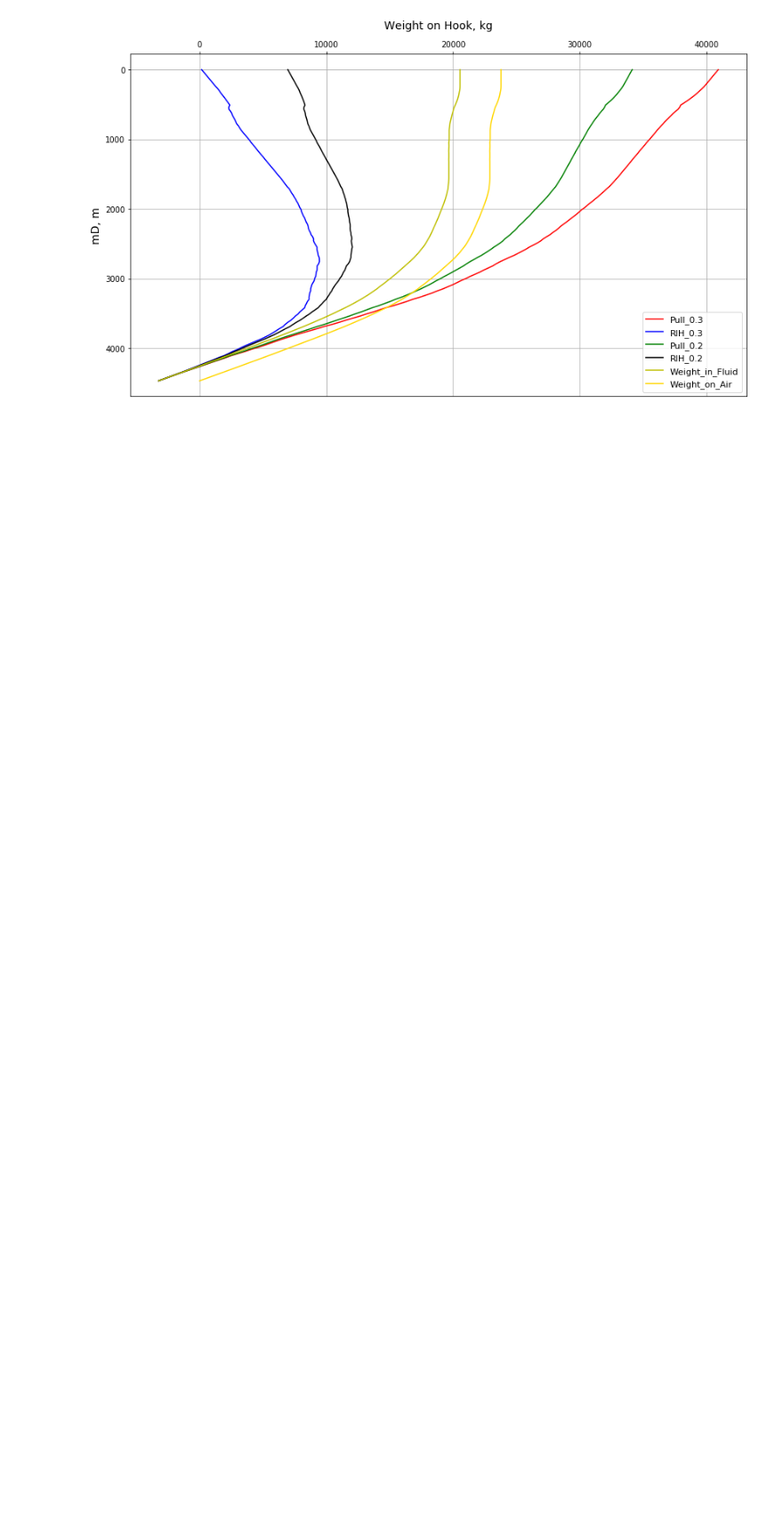
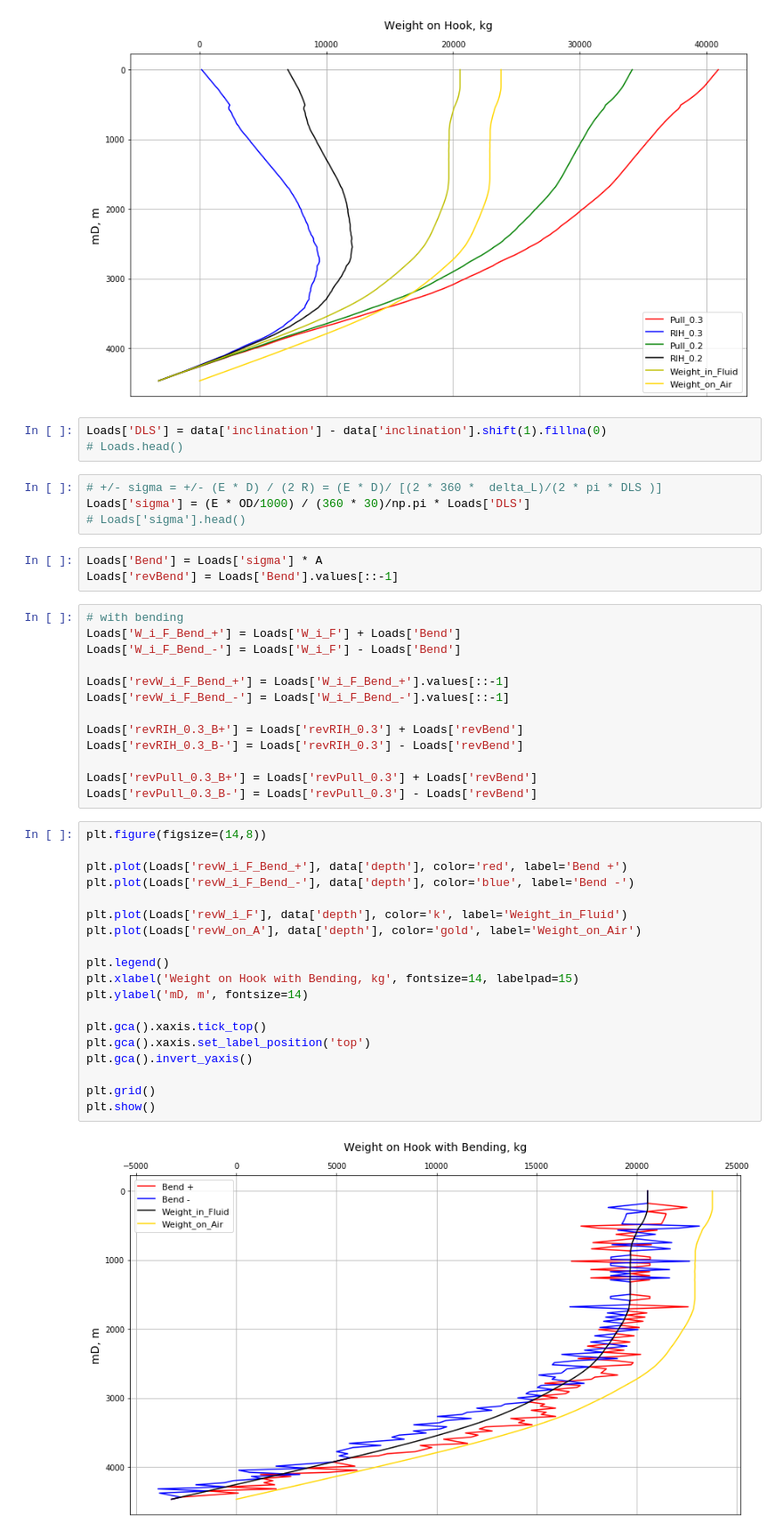
Before and after one commit to Dmitry1973/Repository_local, a Jupyter notebook: DD_survey_3d_plot.ipynb, the cells around one changed output. Shown at 89% size. Drawn from its saved outputs; the diff is of its cells as text; blank space fills up the shorter version.

Commit message:
Add files via upload
add bending

```diff
--- a/DD_survey_3d_plot.ipynb
+++ b/DD_survey_3d_plot.ipynb
@@ -202,3 +203,47 @@ plt.grid()
 plt.show()
 # %% [output]
 [figure]
+# %%
+Loads['DLS'] = data['inclination'] - data['inclination'].shift(1).fillna(0)
+# Loads.head()
+# %%
+# +/- sigma = +/- (E * D) / (2 R) = (E * D)/ [(2 * 360 *  delta_L)/(2 * pi * DLS )]
+Loads['sigma'] = (E * OD/1000) / (360 * 30)/np.pi * Loads['DLS']
+# Loads['sigma'].head()
+# %%
+Loads['Bend'] = Loads['sigma'] * A
+Loads['revBend'] = Loads['Bend'].values[::-1]
+# %%
+# with bending
+Loads['W_i_F_Bend_+'] = Loads['W_i_F'] + Loads['Bend']
+Loads['W_i_F_Bend_-'] = Loads['W_i_F'] - Loads['Bend']
+
+Loads['revW_i_F_Bend_+'] = Loads['W_i_F_Bend_+'].values[::-1]
+Loads['revW_i_F_Bend_-'] = Loads['W_i_F_Bend_-'].values[::-1]
+
+Loads['revRIH_0.3_B+'] = Loads['revRIH_0.3'] + Loads['revBend']
+Loads['revRIH_0.3_B-'] = Loads['revRIH_0.3'] - Loads['revBend']
+
+Loads['revPull_0.3_B+'] = Loads['revPull_0.3'] + Loads['revBend']
+Loads['revPull_0.3_B-'] = Loads['revPull_0.3'] - Loads['revBend']
+# %%
+plt.figure(figsize=(14,8))
+
+plt.plot(Loads['revW_i_F_Bend_+'], data['depth'], color='red', label='Bend +')
+plt.plot(Loads['revW_i_F_Bend_-'], data['depth'], color='blue', label='Bend -')
+
+plt.plot(Loads['revW_i_F'], data['depth'], color='k', label='Weight_in_Fluid')
+plt.plot(Loads['revW_on_A'], data['depth'], color='gold', label='Weight_on_Air')
+
+plt.legend()
+plt.xlabel('Weight on Hook with Bending, kg', fontsize=14, labelpad=15)
+plt.ylabel('mD, m', fontsize=14)
+
+plt.gca().xaxis.tick_top()
+plt.gca().xaxis.set_label_position('top')
+plt.gca().invert_yaxis()
+
+plt.grid()
+plt.show()
+# %% [output]
+[figure, added]
```
Also changed, not shown: parts of 3 cells of this notebook.
